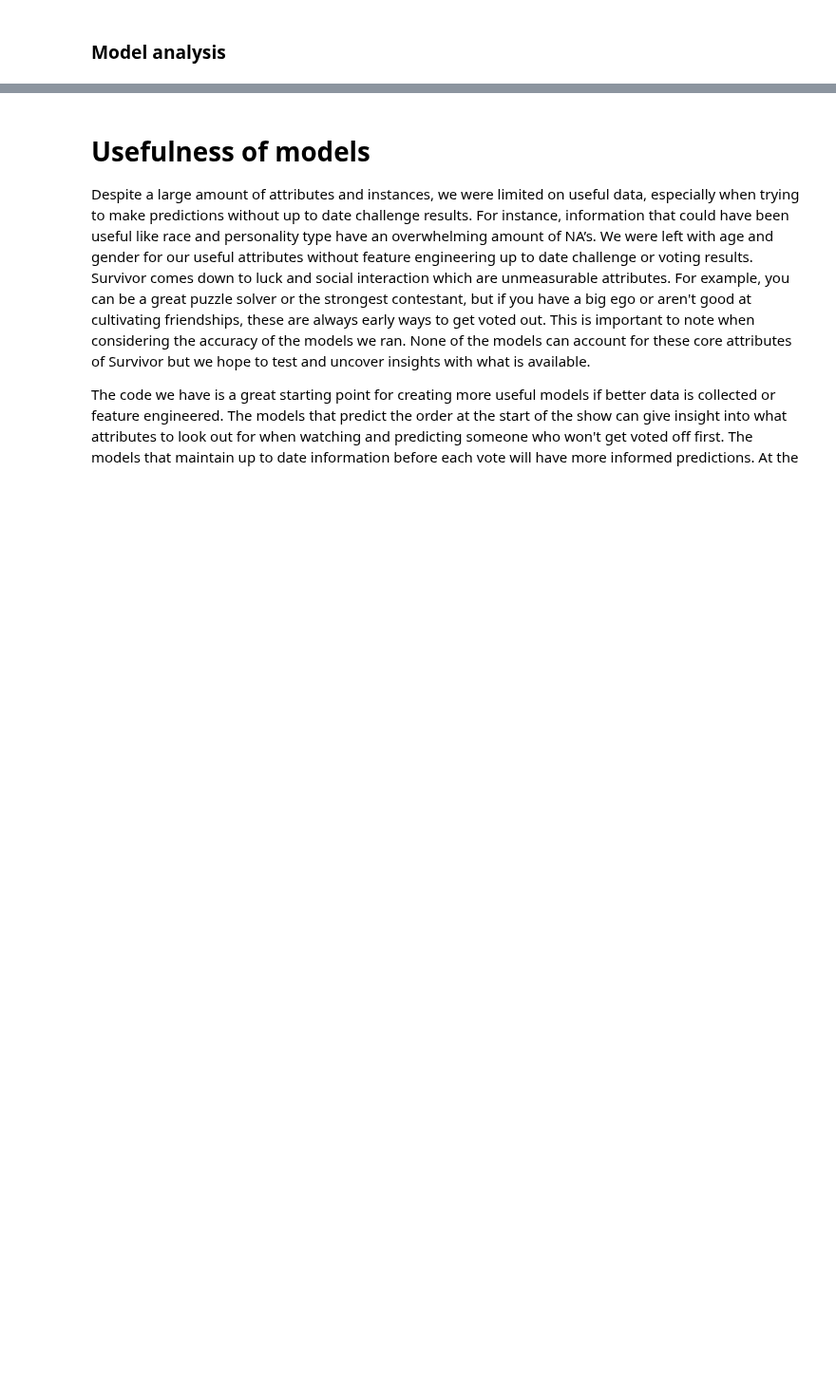
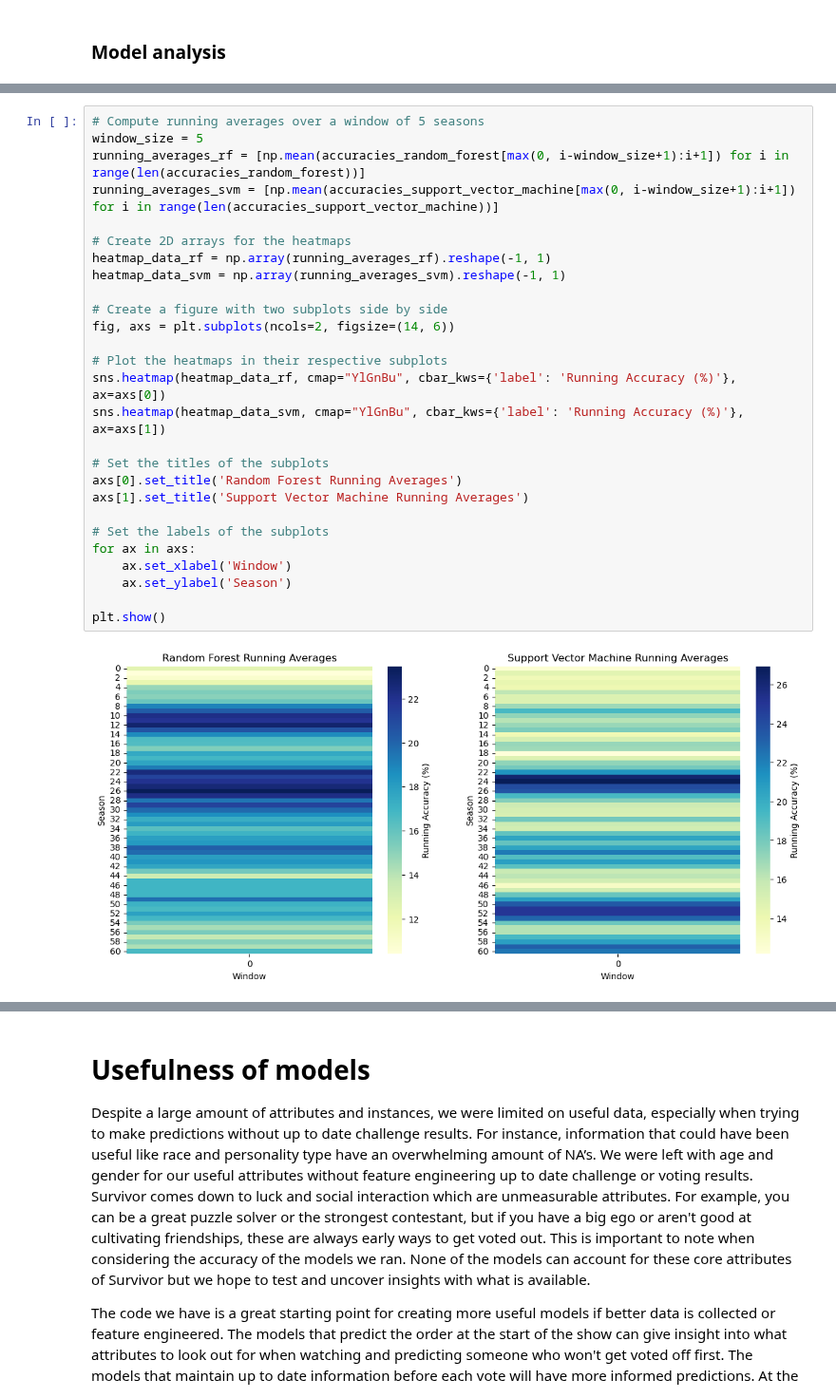
Before and after one commit to DotSumWedge/SurvivorAnalysis, a Jupyter notebook: SurvivorLabTwo.ipynb, the cells around one changed output, grey strips where cells are left out. Shown at 95% size. Drawn from its saved outputs; the diff is of its cells as text; blank space fills up the shorter version.

```diff
--- a/SurvivorLabTwo.ipynb
+++ b/SurvivorLabTwo.ipynb
@@ -446,0 +536,29 @@ ValueError: The number of FixedLocator locations (0), usually from a call to set
+# %%
+# Compute running averages over a window of 5 seasons
+window_size = 5
+running_averages_rf = [np.mean(accuracies_random_forest[max(0, i-window_size+1):i+1]) for i in range(len(accuracies_random_forest))]
+running_averages_svm = [np.mean(accuracies_support_vector_machine[max(0, i-window_size+1):i+1]) for i in range(len(accuracies_support_vector_machine))]
+
+# Create 2D arrays for the heatmaps
+heatmap_data_rf = np.array(running_averages_rf).reshape(-1, 1)
+heatmap_data_svm = np.array(running_averages_svm).reshape(-1, 1)
+
+# Create a figure with two subplots side by side
+fig, axs = plt.subplots(ncols=2, figsize=(14, 6))
+
+# Plot the heatmaps in their respective subplots
+sns.heatmap(heatmap_data_rf, cmap="YlGnBu", cbar_kws={'label': 'Running Accuracy (%)'}, ax=axs[0])
+sns.heatmap(heatmap_data_svm, cmap="YlGnBu", cbar_kws={'label': 'Running Accuracy (%)'}, ax=axs[1])
+
+# Set the titles of the subplots
+axs[0].set_title('Random Forest Running Averages')
+axs[1].set_title('Support Vector Machine Running Averages')
+
+# Set the labels of the subplots
+for ax in axs:
+    ax.set_xlabel('Window')
+    ax.set_ylabel('Season')
+
+plt.show()
+# %% [output]
+[figure, added]
```
Also changed, not shown: parts of 15 cells of this notebook.
